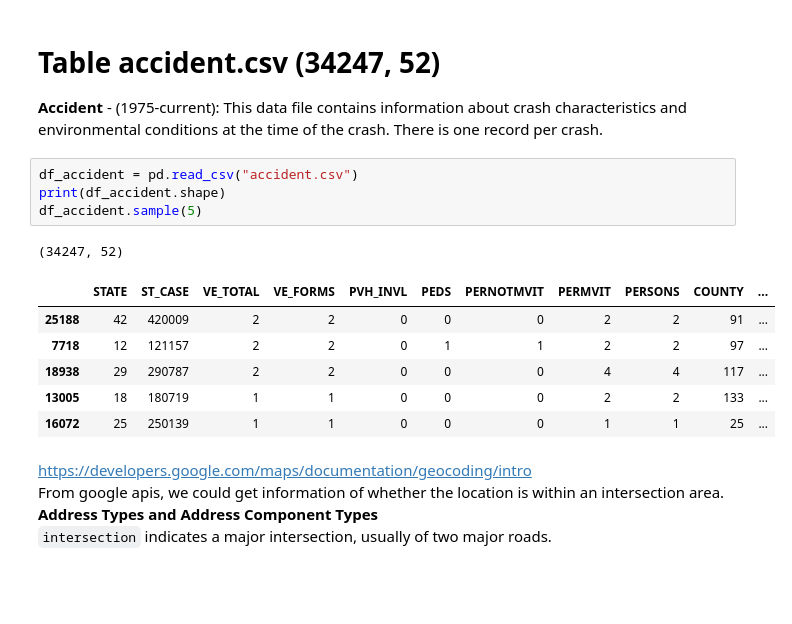
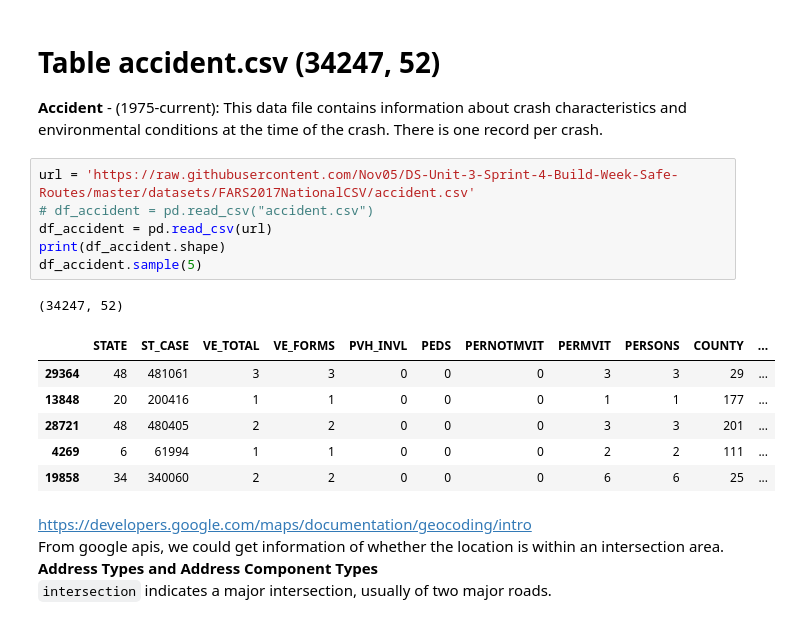
Before and after one commit to Build-Week-Safe-Routes/Data-Science, a Jupyter notebook: notebooks/nov05_eda2017_20190824.ipynb, the cells around one changed output. Drawn from its saved outputs; the diff is of its cells as text; blank space fills up the shorter version.

```diff
--- a/notebooks/nov05_eda2017_20190824.ipynb
+++ b/notebooks/nov05_eda2017_20190824.ipynb
@@ -57,18 +57,20 @@ https://github.com/Nov05/DS-Unit-3-Sprint-4-Build-Week-Safe-Routes/blob/master/d
 # Table accident.csv (34247, 52)
 
 **Accident** - (1975-current): This data file contains information about crash characteristics and environmental conditions at the time of the crash. There is one record per crash.
-# %%
-df_accident = pd.read_csv("accident.csv")
-print(df_accident.shape)
-df_accident.sample(5)
-# %% [output]
-(34247, 52)
-|  | STATE | ST_CASE | VE_TOTAL | VE_FORMS | PVH_INVL | PEDS | PERNOTMVIT | PERMVIT | PERSONS | COUNTY | ... |
-| 25188 | 42 | 420009 | 2 | 2 | 0 | 0 | 0 | 2 | 2 | 91 | ... |
-| 7718 | 12 | 121157 | 2 | 2 | 0 | 1 | 1 | 2 | 2 | 97 | ... |
-| 18938 | 29 | 290787 | 2 | 2 | 0 | 0 | 0 | 4 | 4 | 117 | ... |
-| 13005 | 18 | 180719 | 1 | 1 | 0 | 0 | 0 | 2 | 2 | 133 | ... |
-| 16072 | 25 | 250139 | 1 | 1 | 0 | 0 | 0 | 1 | 1 | 25 | ... |
+# %%
+url = 'https://raw.githubusercontent.com/Nov05/DS-Unit-3-Sprint-4-Build-Week-Safe-Routes/master/datasets/FARS2017NationalCSV/accident.csv'
+# df_accident = pd.read_csv("accident.csv")
+df_accident = pd.read_csv(url)
+print(df_accident.shape)
+df_accident.sample(5)
+# %% [output]
+(34247, 52)
+|  | STATE | ST_CASE | VE_TOTAL | VE_FORMS | PVH_INVL | PEDS | PERNOTMVIT | PERMVIT | PERSONS | COUNTY | ... |
+| 29364 | 48 | 481061 | 3 | 3 | 0 | 0 | 0 | 3 | 3 | 29 | ... |
+| 13848 | 20 | 200416 | 1 | 1 | 0 | 0 | 0 | 1 | 1 | 177 | ... |
+| 28721 | 48 | 480405 | 2 | 2 | 0 | 0 | 0 | 3 | 3 | 201 | ... |
+| 4269 | 6 | 61994 | 1 | 1 | 0 | 0 | 0 | 2 | 2 | 111 | ... |
+| 19858 | 34 | 340060 | 2 | 2 | 0 | 0 | 0 | 6 | 6 | 25 | ... |
 # %% [markdown]
 https://developers.google.com/maps/documentation/geocoding/intro
 From google apis, we could get information of whether the location is within an intersection area.
```
Also changed, not shown: parts of 30 cells of this notebook.
